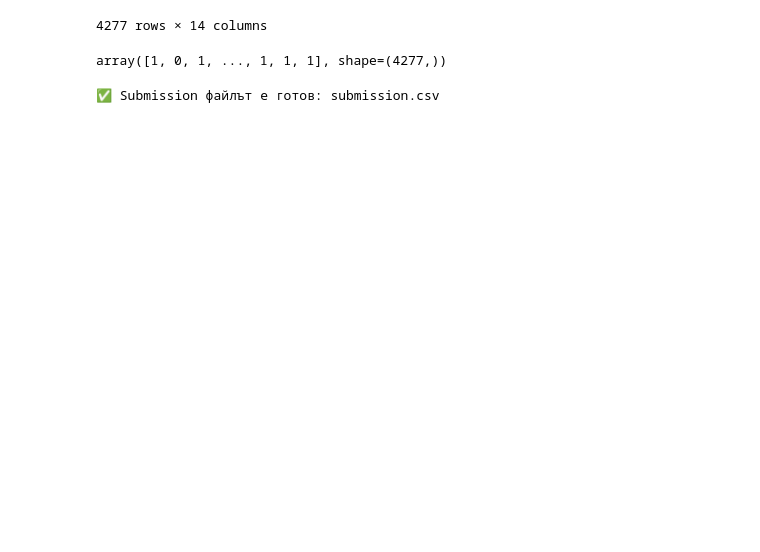
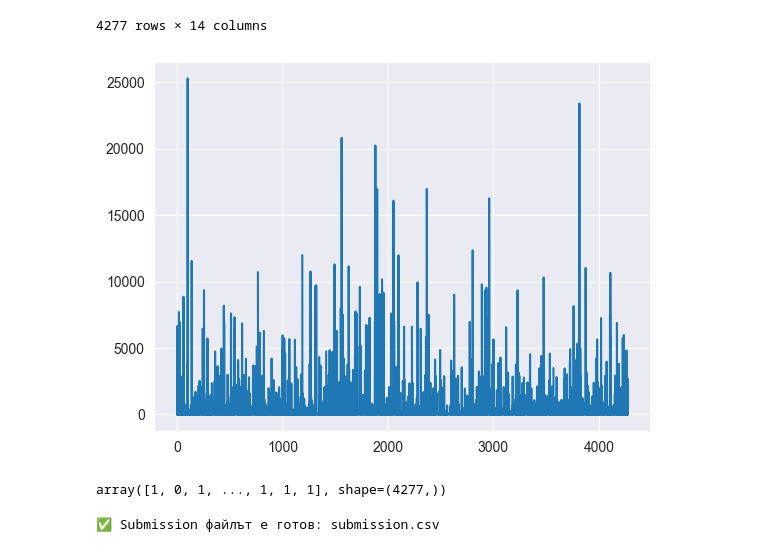
Before and after one commit to plamensve/SPACESHIP_TITANIC, a Jupyter notebook: notebooks/new_spaceship_titanic.ipynb, the cells around one changed output. Drawn from its saved outputs; the diff is of its cells as text; code cells hidden in the pictures; blank space fills up the shorter version.

```diff
--- a/notebooks/new_spaceship_titanic.ipynb
+++ b/notebooks/new_spaceship_titanic.ipynb
@@ -510,4 +532,22 @@ train_set
 | 4275 | 9273_01 | Europa | 0 | D/297/P | NaN | NaN | False | 0.0 | 2680.0 | ... |
 | 4276 | 9277_01 | Earth | 1 | G/1498/S | PSO J318.5-22 | 43.0 | False | 0.0 | 0.0 | ... |
 4277 rows × 14 columns
+# %%
+ratios = {'Earth': 2263, 'Europa': 1002, 'Mars': 925}
+total = sum(ratios.values())
+probs = {k: v / total for k, v in ratios.items()}
+
+mask = train_set['HomePlanet'].isna()
+n_missing = mask.sum()
+
+train_set.loc[mask, 'HomePlanet'] = np.random.choice(
+    list(probs.keys()),
+    size=n_missing,
+    p=list(probs.values())
+)
+# %%
+plt.plot(train_set['FoodCourt'])
+plt.show()
+# %% [output]
+[figure, added]
 # %%
```
Also changed, not shown: parts of 19 cells of this notebook, 7 other files.
